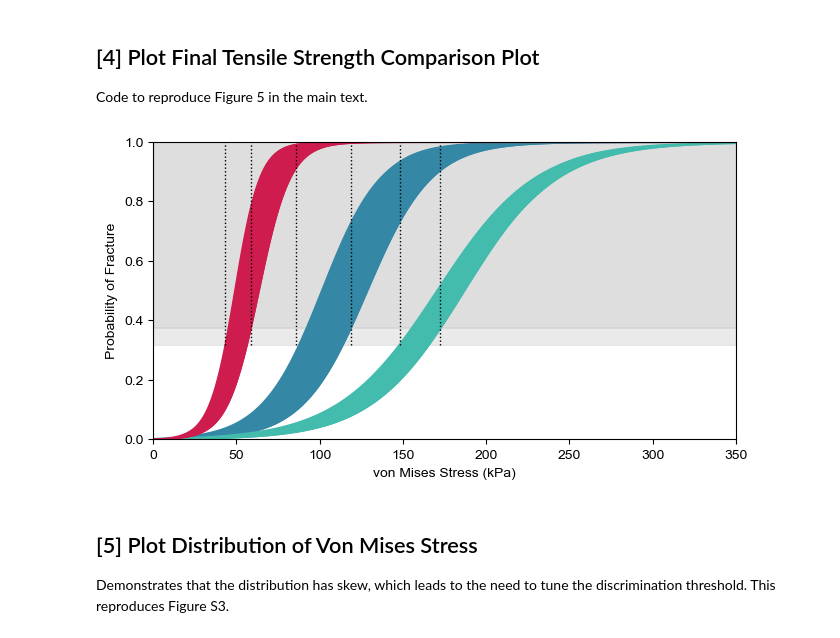
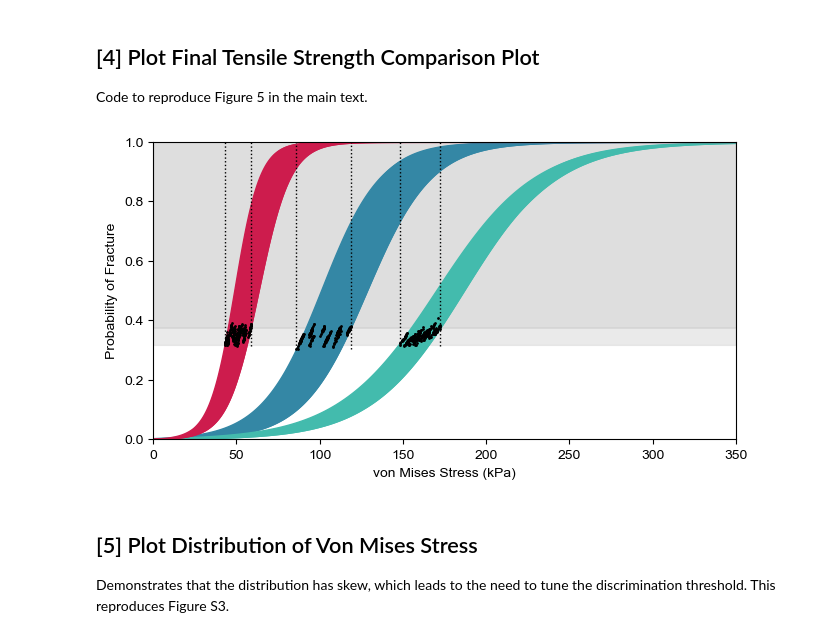
Before and after one commit to rtculberg/GrISCrevassePrediction, a Jupyter notebook: g_TensileStrengthPlots.ipynb, the cells around one changed output. Cells and saved outputs as stored; diff of their text form; code cells hidden in the pictures.

Commit message:
Updated processing scripts and data for figures in revised paper.

```diff
--- a/g_TensileStrengthPlots.ipynb
+++ b/g_TensileStrengthPlots.ipynb
@@ -28,7 +28,7 @@ strain_dir_e = "C:\\Users\\rtc84\\Documents\\Data\\Greenland\\Crevasses\\IceSlab
 # Directory with the surface temperatures
 temp_dir = "C:\\Users\\rtc84\\Documents\\Data\\Greenland\\Crevasses\\IceSlabCrevasseData\\"
 # Directory with the crevasse/no crevasse observations
-crev_dir = "C:\\Users\\rtc84\\Documents\\Data\\Greenland\\Crevasses\\IceSlabCrevasseData\\RevisedTrainingData\\"
+crev_dir = "C:\\Users\\rtc84\\OneDrive - Cornell University\\Research_FirstAuthor\\IceSlabCrevasses\\FinalData\\TrainingData\\"
 # Directory with the boundaries of the test data that we will withold from training
 test_dir =  "C:\\Users\\rtc84\\Documents\\Data\\Greenland\\Crevasses\\IceSlabCrevasseData\\TestSet\\"
 
@@ -43,7 +43,7 @@ temp_model = ["RACMO", "MAR", "CARRA"]
 # List of rate factor parameterizations to try, 0 = Cuffey & Patterson, 1 = Hooke
 viscosity = [0, 1]
 # List of crevasse maps
-crev_maps = ["Riley", "IE"]
+crev_maps = ["MapA", "MapB"]
 
 # Cuffey and Patterson Constants for Ice Viscosity Model
 A_star = 3.5e-25        # Pa^-3s^-1
@@ -323,7 +323,7 @@ strain_dir_e = "C:\\Users\\rtc84\\Documents\\Data\\Greenland\\Crevasses\\IceSlab
 # Directory with the surface temperatures
 temp_dir = "C:\\Users\\rtc84\\Documents\\Data\\Greenland\\Crevasses\\IceSlabCrevasseData\\"
 # Directory with the crevasse/no crevasse observations
-crev_dir = "C:\\Users\\rtc84\\Documents\\Data\\Greenland\\Crevasses\\IceSlabCrevasseData\\RevisedTrainingData\\"
+crev_dir = "C:\\Users\\rtc84\\OneDrive - Cornell University\\Research_FirstAuthor\\IceSlabCrevasses\\FinalData\\TrainingData\\"
 # Directory with the boundaries of the test data that we will withold from training
 test_dir =  "C:\\Users\\rtc84\\Documents\\Data\\Greenland\\Crevasses\\IceSlabCrevasseData\\TestSet\\"
 
@@ -338,7 +338,7 @@ temp_model = ["RACMO", "MAR", "CARRA"]
 # List of rate factor parameterizations to try, 0 = Cuffey & Patterson, 1 = Hooke
 viscosity = [0, 1]
 # Different observational maps for training
-crev_maps = ["Riley", "IE"]
+crev_maps = ["MapA", "MapB"]
 
 # Cuffey and Patterson Constants for Ice Viscosity Model
 A_star = 3.5e-25        # Pa^-3s^-1
@@ -660,42 +660,42 @@ ax.fill_between(np.ndarray.flatten(axis)/1000, np.max(np.ndarray.flatten(results
 ax.fill_between(np.ndarray.flatten(axis)/1000, np.min(np.ndarray.flatten(results['base_thresh']))*np.ones(new_ax.shape),
                 np.max(np.ndarray.flatten(results['base_thresh']))*np.ones(new_ax.shape), color="#D7D7D7", alpha=0.5)
 # Plot individual fracture probaiblity curves with their width set by the range of solutions given different velocity perturbations
 # Annual Mean
 ax.fill_between(np.ndarray.flatten(axis)/1000, np.min(prob_curve_err[:,0:120],axis=1), np.max(prob_curve_err[:,0:120],axis=1), color="#3487A5")
 ax.fill_between(np.ndarray.flatten(axis)/1000, np.min(prob_curve_err[:,0:120],axis=1), np.max(prob_curve_err[:,360:480],axis=1), color="#3487A5")
 # Winter Mean
 ax.fill_between(np.ndarray.flatten(axis)/1000, np.min(prob_curve_err[:,120:240],axis=1), np.max(prob_curve_err[:,120:240],axis=1), color="#43BBAD")
 ax.fill_between(np.ndarray.flatten(axis)/1000, np.min(prob_curve_err[:,120:240],axis=1), np.max(prob_curve_err[:,480:600],axis=1), color="#43BBAD")
 # Summer Mean
 ax.fill_between(np.ndarray.flatten(axis)/1000, np.min(prob_curve_err[:,240:360],axis=1), np.max(prob_curve_err[:,240:360],axis=1), color="#CD1C4D")
 ax.fill_between(np.ndarray.flatten(axis)/1000, np.min(prob_curve_err[:,240:360],axis=1), np.max(prob_curve_err[:,600:720],axis=1), color="#CD1C4D")
 # Plot vertical dashed lines at the minimum and maximum tensile strength estimates
 ax.vlines(np.min(np.ndarray.flatten(results['err_ts'][:,0,:,:,:]))/1000,
-          np.min(np.ndarray.flatten(results['base_thresh'])), 1., "k", linestyle="dotted", linewidth=1)
+          np.min(np.ndarray.flatten(results['err_thresh'][:,0,:,:,:])), 1., "k", linestyle="dotted", linewidth=1)
 ax.vlines(np.max(np.ndarray.flatten(results['err_ts'][:,0,:,:,:]))/1000,
-          np.min(np.ndarray.flatten(results['base_thresh'])), 1., "k", linestyle="dotted", linewidth=1)
+          np.min(np.ndarray.flatten(results['err_thresh'][:,0,:,:,:])), 1., "k", linestyle="dotted", linewidth=1)
 ax.vlines(np.min(np.ndarray.flatten(results['err_ts'][:,1,:,:,:]))/1000,
-          np.min(np.ndarray.flatten(results['base_thresh'])), 1., "k", linestyle="dotted", linewidth=1)
+          np.min(np.ndarray.flatten(results['err_thresh'][:,1,:,:,:])), 1., "k", linestyle="dotted", linewidth=1)
 ax.vlines(np.max(np.ndarray.flatten(results['err_ts'][:,1,:,:,:]))/1000,
-          np.min(np.ndarray.flatten(results['base_thresh'])), 1., "k", linestyle="dotted", linewidth=1)
+          np.min(np.ndarray.flatten(results['err_thresh'][:,1,:,:,:])), 1., "k", linestyle="dotted", linewidth=1)
 ax.vlines(np.min(np.ndarray.flatten(results['err_ts'][:,2,:,:,:]))/1000,
-          np.min(np.ndarray.flatten(results['base_thresh'])), 1., "k", linestyle="dotted", linewidth=1)
+          np.min(np.ndarray.flatten(results['err_thresh'][:,2,:,:,:])), 1., "k", linestyle="dotted", linewidth=1)
 ax.vlines(np.max(np.ndarray.flatten(results['err_ts'][:,2,:,:,:]))/1000,
-          np.min(np.ndarray.flatten(results['base_thresh'])), 1., "k", linestyle="dotted", linewidth=1)
+          np.min(np.ndarray.flatten(results['err_thresh'][:,2,:,:,:])), 1., "k", linestyle="dotted", linewidth=1)
 # Plot block dots at the baseline tensile strength for each scenario
-#ax.scatter(np.ndarray.flatten(results['base_ts'])/1000, np.ndarray.flatten(results['base_thresh']), s=5, color="k")
+ax.scatter(np.ndarray.flatten(results['err_ts'])/1000, np.ndarray.flatten(results['err_thresh']), s=1, color="k")
 plt.xlabel("von Mises Stress (kPa)", fontname="Arial")
 plt.ylabel("Probability of Fracture", fontname="Arial");
 plt.xlim((0,350))
 plt.ylim((0,1))
 for tick in ax.get_xticklabels():
     tick.set_fontname("Arial")
 for tick in ax.get_yticklabels():
     tick.set_fontname("Arial")
-plt.savefig("C:\\Users\\rtc84\OneDrive - Cornell University\\Research_FirstAuthor\\IceSlabCrevasses\\Revision\\RevisedFigures\\TensileStrength.svg")
+#plt.savefig("C:\\Users\\rtc84\OneDrive - Cornell University\\Research_FirstAuthor\\IceSlabCrevasses\\Revision\\RevisedFigures\\TensileStrength_Final.svg")
 plt.show()
 # %% [output]
-[figure, old version]
+[figure, new version]
 # %% [markdown]
 ## [5] Plot Distribution of Von Mises Stress
 
```
Also changed, not shown: parts of 4 cells of this notebook, 5 other files.
